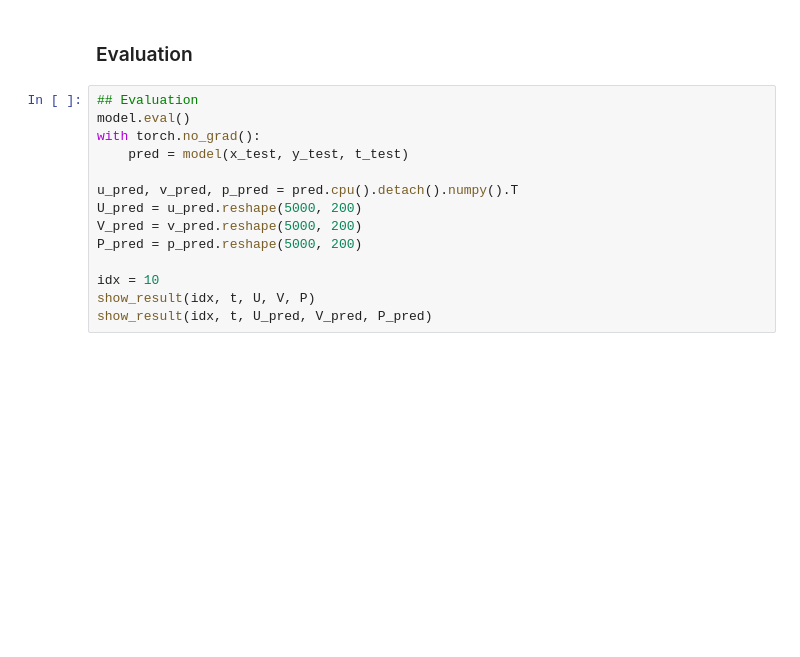
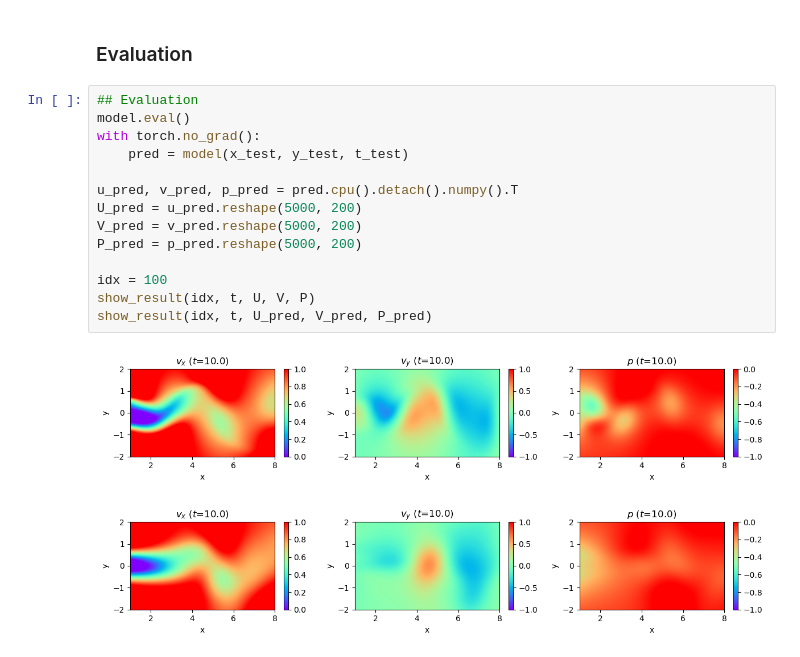
Before and after one commit to nampluskr/lectures, a Jupyter notebook: scientific_machine_learning/SM-1_physics_informed_neural_networks/SM-115-pinn_cylinder.ipynb, the cells around one changed output. Cells and saved outputs as stored; diff of their text form; blank space fills up the shorter version.

```diff
--- a/scientific_machine_learning/SM-1_physics_informed_neural_networks/SM-115-pinn_cylinder.ipynb
+++ b/scientific_machine_learning/SM-1_physics_informed_neural_networks/SM-115-pinn_cylinder.ipynb
@@ -169,14 +176,17 @@ KeyboardInterrupt:
 # %%
 ## Evaluation
 model.eval()
 with torch.no_grad():
     pred = model(x_test, y_test, t_test)
 
 u_pred, v_pred, p_pred = pred.cpu().detach().numpy().T
 U_pred = u_pred.reshape(5000, 200)
 V_pred = v_pred.reshape(5000, 200)
 P_pred = p_pred.reshape(5000, 200)
 
-idx = 10
+idx = 100
 show_result(idx, t, U, V, P)
 show_result(idx, t, U_pred, V_pred, P_pred)
+# %% [output]
+[figure, added]
+[figure, added]
```
Also changed, not shown: parts of 3 cells of this notebook.
